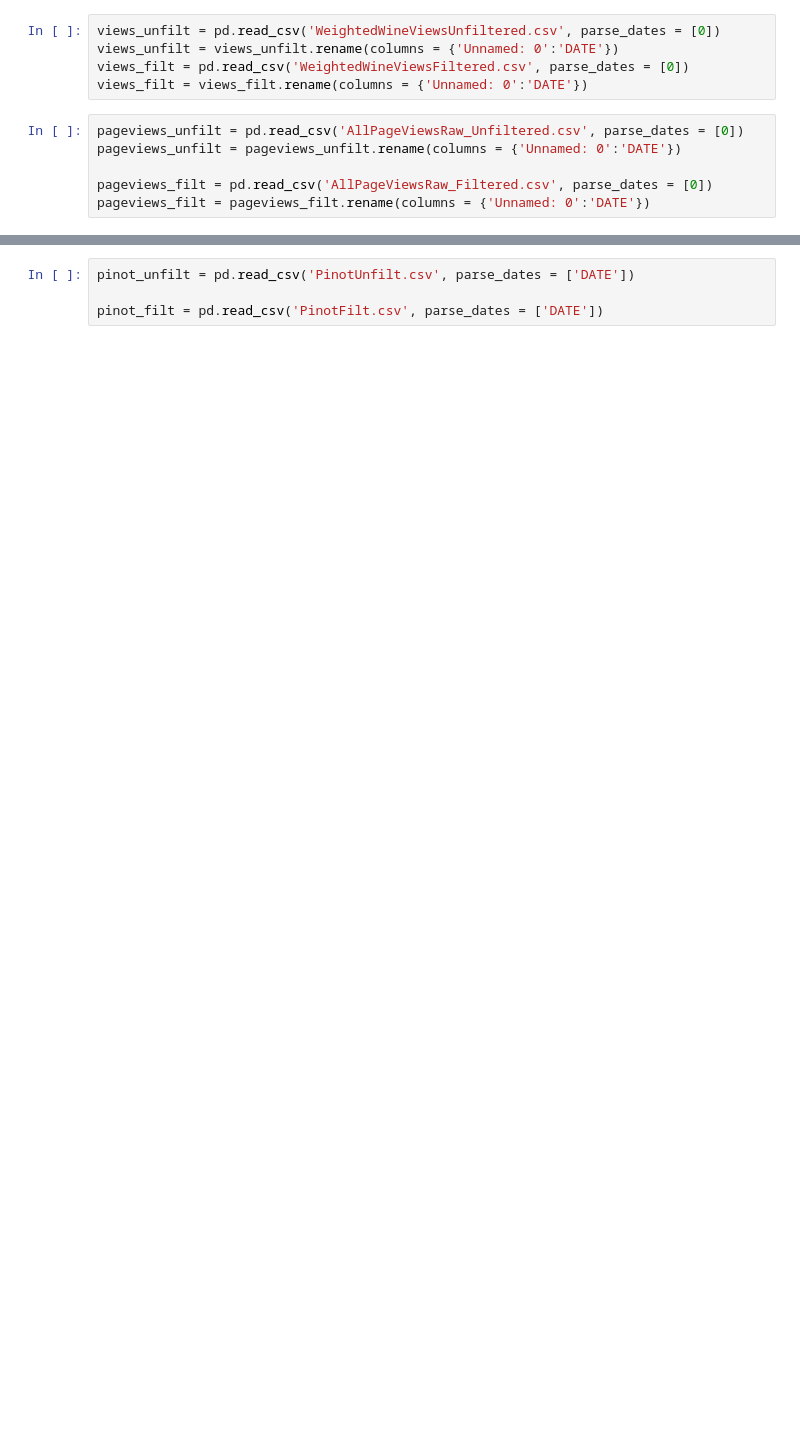
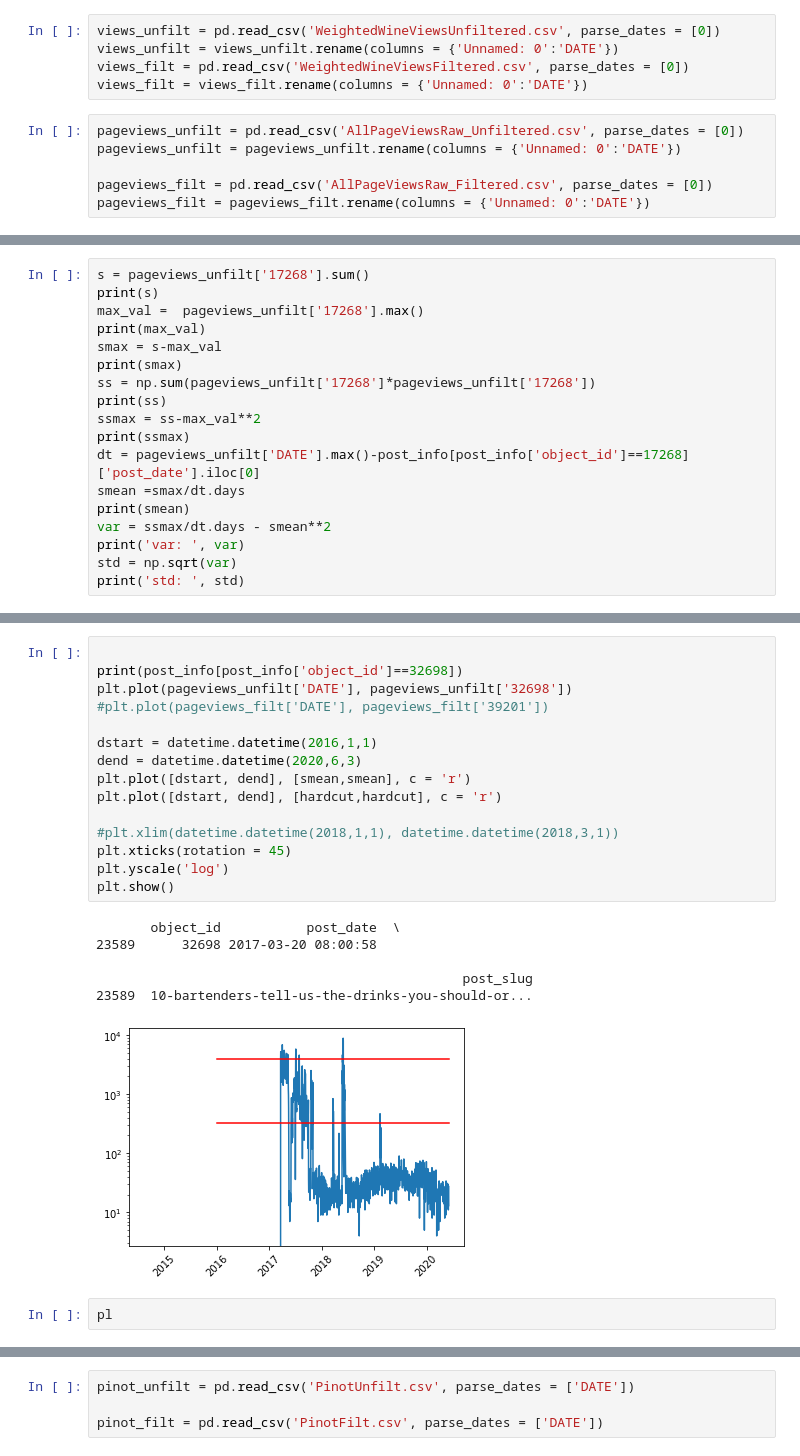
Before and after one commit to JocelynF/WineRegions, a Jupyter notebook: Testing Page Weights.ipynb, the cells around one changed output, grey strips where cells are left out. Drawn from its saved outputs; the diff is of its cells as text; blank space fills up the shorter version.

```diff
--- a/Testing Page Weights.ipynb
+++ b/Testing Page Weights.ipynb
@@ -157,0 +199,18 @@ pageviews_filt = pageviews_filt.rename(columns = {'Unnamed: 0':'DATE'})
+# %%
+s = pageviews_unfilt['17268'].sum()
+print(s)
+max_val =  pageviews_unfilt['17268'].max()
+print(max_val)
+smax = s-max_val
+print(smax)
+ss = np.sum(pageviews_unfilt['17268']*pageviews_unfilt['17268'])
+print(ss)
+ssmax = ss-max_val**2
+print(ssmax)
+dt = pageviews_unfilt['DATE'].max()-post_info[post_info['object_id']==17268]['post_date'].iloc[0]
+smean =smax/dt.days
+print(smean)
+var = ssmax/dt.days - smean**2
+print('var: ', var)
+std = np.sqrt(var)
+print('std: ', std)
@@ -157,0 +235,24 @@ pageviews_filt = pageviews_filt.rename(columns = {'Unnamed: 0':'DATE'})
+# %%
+
+print(post_info[post_info['object_id']==32698])
+plt.plot(pageviews_unfilt['DATE'], pageviews_unfilt['32698'])
+#plt.plot(pageviews_filt['DATE'], pageviews_filt['39201'])
+
+dstart = datetime.datetime(2016,1,1)
+dend = datetime.datetime(2020,6,3)
+plt.plot([dstart, dend], [smean,smean], c = 'r')
+plt.plot([dstart, dend], [hardcut,hardcut], c = 'r')
+
+#plt.xlim(datetime.datetime(2018,1,1), datetime.datetime(2018,3,1))
+plt.xticks(rotation = 45)
+plt.yscale('log')
+plt.show()
+# %% [output]
+       object_id           post_date  \
+23589      32698 2017-03-20 08:00:58
+
+                                               post_slug
+23589  10-bartenders-tell-us-the-drinks-you-should-or...
+[figure, added]
+# %%
+pl
```
Also changed, not shown: parts of 17 cells of this notebook, 3 other files.
